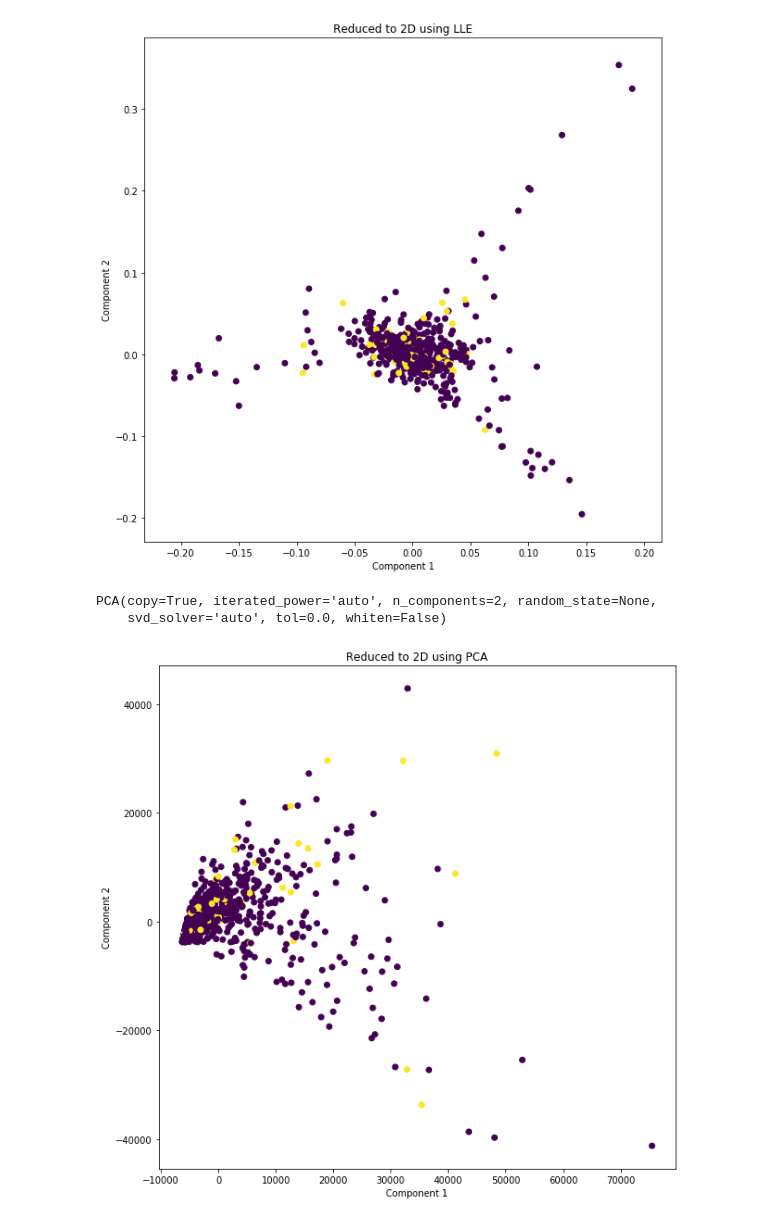
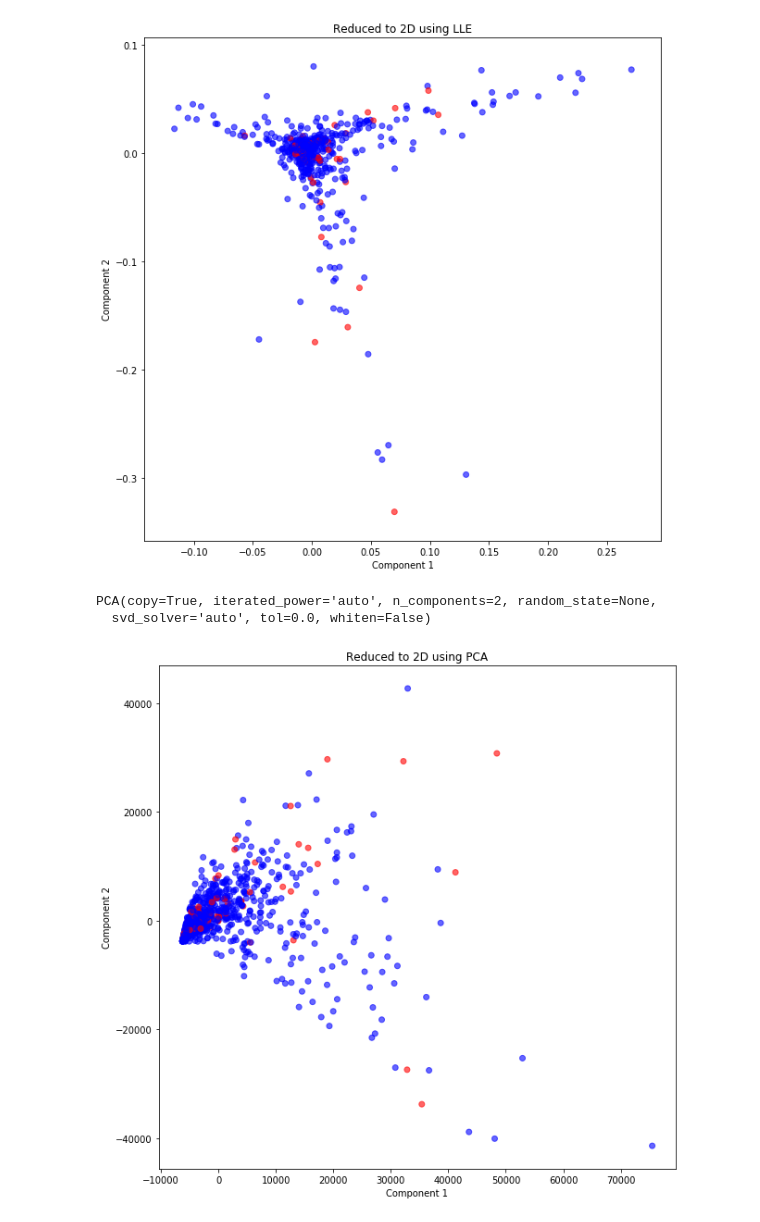
Before and after one commit to lizzzi111/LLE, a Jupyter notebook: LLE_AOBDL/LLE_AOBDL.ipynb, the cells around one changed output. Saved outputs shown, nothing was run; the diff lists cells and outputs as text; code cells hidden in the pictures.

```diff
--- a/LLE_AOBDL/LLE_AOBDL.ipynb
+++ b/LLE_AOBDL/LLE_AOBDL.ipynb
@@ -39,20 +42,28 @@ if DEVELOP:
     labels = labels[:1000]
 # %%
 # prepare for plotting
-lle = locally_linear_embedding(train_X, n_components=2, n_neighbors=12, n_jobs=20)
+lle = locally_linear_embedding(train_X, n_components=2, n_neighbors=20, n_jobs=20)
 # %%
 lle = lle[0]
+# %%
+def colors(row):
+    if row==True:
+        return 'red'
+    else:
+        return 'blue'
+# %%
+colors = labels.apply(colors)
 # %%
 fig = plt.figure(figsize=(10, 10))
-plt.scatter(lle[:,0], lle[:,1], marker='o', c=labels)
+plt.scatter(lle[:,0], lle[:,1], marker='o', c=colors, alpha=0.6)
 
 plt.xlabel('Component 1')
 plt.ylabel('Component 2')
 plt.title('Reduced to 2D using LLE')
 
 plt.savefig('./LLE_reduce_AOBDL.png', transparent=True)
 # %% [output]
-[figure, old version]
+[figure, new version]
 # %%
 # prepare for plotting
 pca = PCA(2)
@@ -65,7 +76,7 @@ PCA(copy=True, iterated_power='auto', n_components=2, random_state=None,
 pca = pca.transform(train_X)
 # %%
 fig = plt.figure(figsize=(10, 10))
-plt.scatter(pca[:,0], pca[:,1], marker='o', c=labels)
+plt.scatter(pca[:,0], pca[:,1], marker='o', c=colors, alpha=0.6)
 
 plt.xlabel('Component 1')
 plt.ylabel('Component 2')
@@ -73,4 +84,4 @@ plt.title('Reduced to 2D using PCA')
 
 plt.savefig('./LLE_reduce_AOBDL.png', transparent=True)
 # %% [output]
-[figure, old version]
+[figure, new version]
```
Also changed, not shown: parts of 1 cell of this notebook, 13 other files.
